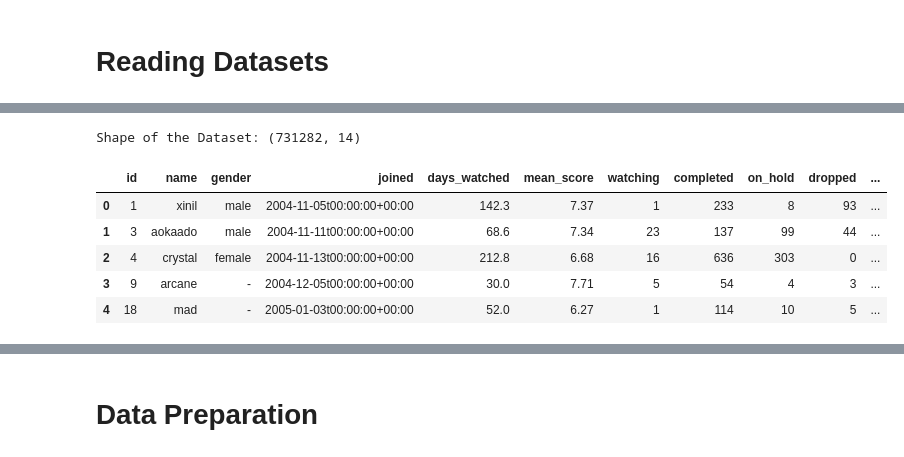
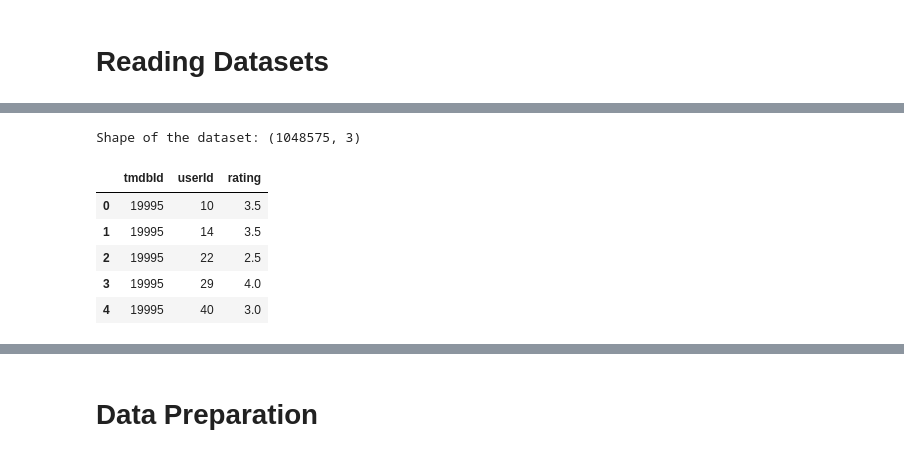
Before and after one commit to SStepz/TheWatcher, a Jupyter notebook: Recommendations/TVRS.ipynb, the cells around one changed output, grey strips where cells are left out. Cells and saved outputs as stored; diff of their text form; code cells hidden in the pictures.

Commit message:
implement movie and tv content-based api and improve anime content-based

```diff
--- a/Recommendations/TVRS.ipynb
+++ b/Recommendations/TVRS.ipynb
@@ -66,13 +69,13 @@ Shape of the Dataset: (23748, 21)
 # %%
-# Importing user details dataframe
-df_user = pd.read_csv('Dataset/Anime/users-details.csv')
-print("Shape of the Dataset:",df_user.shape)
-df_user.head()
+# Importing user score dataframe
+df_score = pd.read_excel('../Dataset/TV/tv_user_ratings.xlsx')
+print("Shape of the dataset:",df_score.shape)
+df_score.head()
 # %% [output]
-Shape of the Dataset: (731282, 14)
+Shape of the dataset: (1048575, 3)
-|  | id | name | gender | joined | days_watched | mean_score | watching | completed | on_hold | dropped | ... |
-| 0 | 1 | xinil | male | 2004-11-05t00:00:00+00:00 | 142.3 | 7.37 | 1 | 233 | 8 | 93 | ... |
-| 1 | 3 | aokaado | male | 2004-11-11t00:00:00+00:00 | 68.6 | 7.34 | 23 | 137 | 99 | 44 | ... |
-| 2 | 4 | crystal | female | 2004-11-13t00:00:00+00:00 | 212.8 | 6.68 | 16 | 636 | 303 | 0 | ... |
-| 3 | 9 | arcane | - | 2004-12-05t00:00:00+00:00 | 30.0 | 7.71 | 5 | 54 | 4 | 3 | ... |
-| 4 | 18 | mad | - | 2005-01-03t00:00:00+00:00 | 52.0 | 6.27 | 1 | 114 | 10 | 5 | ... |
+|  | tmdbId | userId | rating |
+| 0 | 19995 | 10 | 3.5 |
+| 1 | 19995 | 14 | 3.5 |
+| 2 | 19995 | 22 | 2.5 |
+| 3 | 19995 | 29 | 4.0 |
+| 4 | 19995 | 40 | 3.0 |
```
Also changed, not shown: parts of 50 cells of this notebook, 4 other files.
